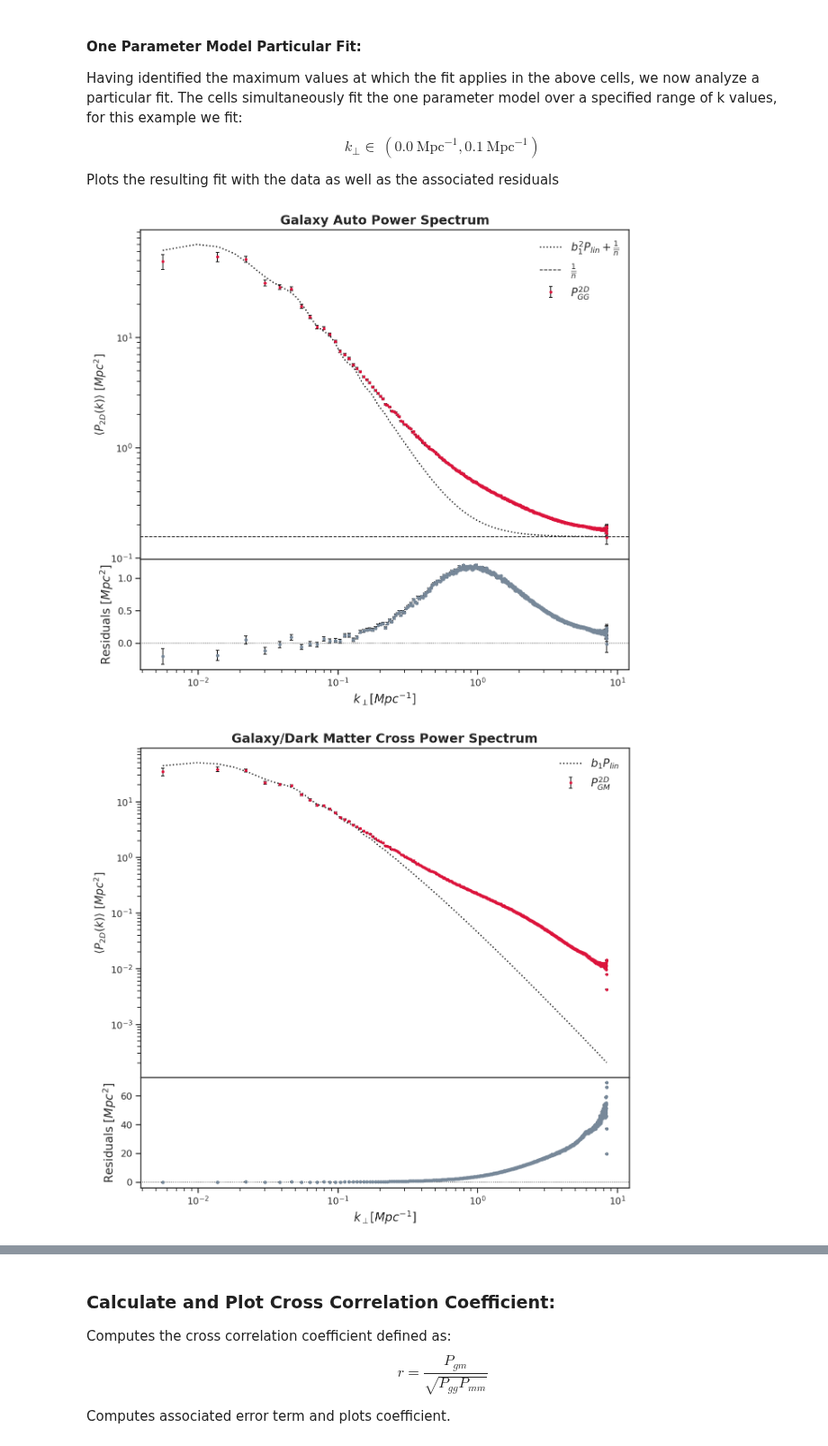
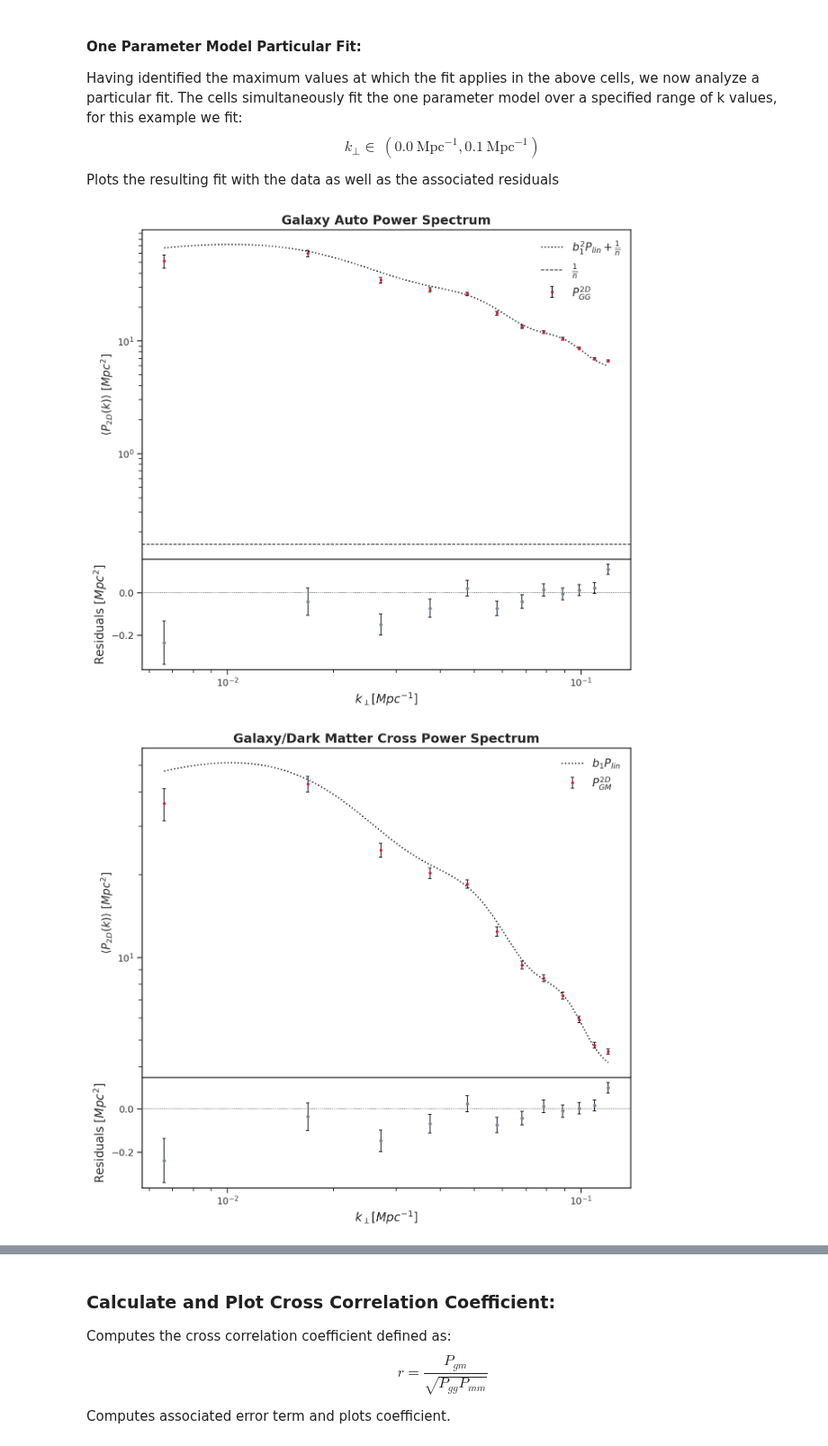
Before and after one commit to LSSTDESC/DC2-analysis, a Jupyter notebook: contributed/nonlinear_bias/dark_matter_and_galaxy_power_spectrum_modeling.ipynb, the cells around one changed output, grey strips where cells are left out. Shown at 90% size. Drawn from its saved outputs; the diff is of its cells as text; code cells hidden in the pictures.

```diff
--- a/contributed/nonlinear_bias/dark_matter_and_galaxy_power_spectrum_modeling.ipynb
+++ b/contributed/nonlinear_bias/dark_matter_and_galaxy_power_spectrum_modeling.ipynb
@@ -271,6 +277,7 @@ mag_cut = 24.5  # Consider only galaxies with apparent magnitude above 24.5
 x_bounds = (0, 4225)
 y_bounds = (0, 4225)
 z_bounds = (0, 4225)
+z_bounds = (1112, 3112)
 
 # Load dark matter particle data from first file
 print("Loading Dark Matter Particle Data")
@@ -538,7 +543,7 @@ def average_pow_spec(k_vals, p_vals, n_bins):
 Uses the above defined functions to compute the relevant power spectrum on an array of size $N$ and averages the data into $N_{avg}$ points according to wavenumber.
 # %%
 # Array of dimension, N, to compute the power spectrum over
-N = 8000
+N = 10000
 N_avg = 1024
 
 # Select indices to exclude (accounting for simulation bin errors)
@@ -694,14 +699,15 @@ def neg_log_like_total(b, k, p_gg, p_gm, n_modes):
 
     """
 
-    gal_neg_log_like =  neg_log_like(b, k, p_gg, n_modes,
-                                     cross=False, linear=True,
-                                     n_bar=N_BAR_G)
-    cross_neg_log_like = neg_log_like(b, k, p_gm, n_modes,
-                                      cross=True, linear=True,
-                                      n_bar=None)
+    chi_sq = compute_total_chi_sq(b[0], k, p_gg, p_gm, n_modes)
 
-    return gal_neg_log_like+cross_neg_log_like
+    log_det = 0
+
+    for i, k_val in enumerate(k):
+        cov = compute_cov_mat(b[0], k_val, n_modes[i])
+        log_det += np.log(np.linalg.det(cov))
+
+    return chi_sq/2+log_det/2
 
 
 def compute_cov_mat(b_1, k, n_modes):
@@ -1046,11 +1054,22 @@ res = scipy.optimize.minimize(neg_log_like_total, b_guess, method='Nelder-Mead',
                               args=(k_fit, p_gg_fit, p_gm_fit,
                                     n_modes_fit))
 # %%
+# Get subset of galaxy auto and galaxy matter cross power spectrum data
+k_min_plot = 0
+k_max_plot = 0.12
+plot_indices = np.where((k < k_max_plot) & (k > k_min_plot))
+k_plot = k[plot_indices]
+p_gg_plot = p_gg[plot_indices]
+p_gm_plot = p_gm[plot_indices]
+n_modes_plot = n_modes[plot_indices]
+k_thr = np.linspace(np.min(k_plot), np.max(k_plot), 2000)
+
+
 plt.figure(figsize = (8,9))
 
-p_g_theory = get_pow_2d(k, res.x, is_cross=False, is_linear=True,
+p_g_theory_plot = get_pow_2d(k_plot, res.x, is_cross=False, is_linear=True,
                         n_bar=N_BAR_G)
-p_g_err = 2*p_g_theory**2/n_modes
+p_g_err = 2*p_g_theory_plot**2/n_modes_plot
 
 fig_1 = plt.figure(1)
 frame_1 = fig_1.add_axes((0.0, 0.3, 1.0, 0.6))
@@ -1062,9 +1081,9 @@ plt.plot(k_thr, get_pow_2d(k_thr, res.x, is_cross=False, is_linear=True,
          linestyle=":", color="k",
          label=r"$b_1^2P_{lin}+\frac{1}{\overline{n}}$")
 
-plt.errorbar(k, p_gg,
-             yerr=np.sqrt(2*get_pow_2d(k, res.x, is_cross=False, is_linear=True,
-                                       n_bar=N_BAR_G)**2/n_modes),
+plt.errorbar(k_plot, p_gg_plot,
+             yerr=np.sqrt(2*get_pow_2d(k_plot, res.x, is_cross=False, is_linear=True,
+                                       n_bar=N_BAR_G)**2/n_modes_plot),
              marker = '.', color = "crimson", linestyle = "none",
              markersize = 5, ecolor = 'k', elinewidth = 1, capsize=2,
              markeredgewidth=1,label = r"$P_{GG}^{2D}$")
@@ -1084,12 +1103,12 @@ limits = ax.get_xlim()
 frame_2 = fig_1.add_axes((0.0, 0.1, 1.0, 0.2))
 
 ax = plt.gca()
-residual  = (p_gg-p_g_theory)/p_g_theory
+residual  = (p_gg_plot-p_g_theory_plot)/p_g_theory_plot
 
 # Compute error associated with residual
 sigma_t = np.sqrt(p_g_err)
 
-plt.errorbar(k, residual, yerr=sigma_t/p_g_theory, marker = '.',
+plt.errorbar(k_plot, residual, yerr=sigma_t/p_g_theory_plot, marker = '.',
              color = "lightslategrey", linestyle = "none", markersize = 6,
              ecolor = 'k', elinewidth = 1, capsize=2, markeredgewidth=1)
 
@@ -1100,15 +1119,16 @@ plt.xlabel(r"$k_\perp [Mpc^{-1}]$", fontsize = 14)
 plt.ylabel(r"Residuals $[Mpc^{2}]$", fontsize=14)
 plt.xscale("log")
 
+plt.savefig("gal_auto.png", dpi=250, bbox_inches='tight')
 plt.show()
 
 # Cross Power Spectrum Plot
 
 plt.figure(figsize = (8,9))
 
-p_gm_theory = get_pow_2d(k, res.x, is_cross=True, is_linear=True,
+p_gm_theory_plot = get_pow_2d(k_plot, res.x, is_cross=True, is_linear=True,
                          n_bar=None)
-p_gm_err = 2*p_gm_theory**2/n_modes
+p_gm_err = 2*p_gm_theory_plot**2/n_modes_plot
 
 fig_1 = plt.figure(1)
 frame_1 = fig_1.add_axes((0.0, 0.3, 1.0, 0.6))
@@ -1120,9 +1140,9 @@ plt.plot(k_thr, get_pow_2d(k_thr, res.x, is_cross=True, is_linear=True,
          linestyle=":", color="k",
          label=r"$b_1P_{lin}$")
 
-plt.errorbar(k, p_gm,
-             yerr=np.sqrt(2*get_pow_2d(k, res.x, is_cross=True, is_linear=True,
-                                       n_bar=None)**2/n_modes),
+plt.errorbar(k_plot, p_gm_plot,
+             yerr=np.sqrt(2*get_pow_2d(k_plot, res.x, is_cross=True, is_linear=True,
+                                       n_bar=None)**2/n_modes_plot),
              marker = '.', color = "crimson", linestyle = "none",
              markersize = 5, ecolor = 'k', elinewidth = 1, capsize=2,
              markeredgewidth=1,label = r"$P_{GM}^{2D}$")
@@ -1130,34 +1150,36 @@ plt.errorbar(k, p_gm,
 
 plt.title("Galaxy/Dark Matter Cross Power Spectrum", fontweight = "bold", fontsize=15)
 plt.xlabel(r"$k_\perp [Mpc^{-1}]$",fontsize=13)
 plt.ylabel(r"$\left\langle P_{2D}(k)\right\rangle \ [Mpc^{2}]$", fontsize=13)
 plt.legend(loc="upper right", fontsize=13, frameon=False)
 plt.xscale("log")
 plt.yscale("log")
 
 limits = ax.get_xlim()
 
 # Compute/plot residuals
 frame_2 = fig_1.add_axes((0.0, 0.1, 1.0, 0.2))
 
 ax = plt.gca()
-residual  = (p_gm-p_gm_theory)/p_gm_theory
+residual  = (p_gm_plot-p_gm_theory_plot)/p_gm_theory_plot
 
 # Compute error associated with residual
 sigma_t = np.sqrt(p_gm_err)
 
-plt.errorbar(k, residual, yerr=sigma_t/p_gm_theory, marker = '.',
+plt.errorbar(k_plot, residual, yerr=sigma_t/p_gm_theory_plot, marker = '.',
              color = "lightslategrey", linestyle = "none", markersize = 6,
              ecolor = 'k', elinewidth = 1, capsize=2, markeredgewidth=1)
 
 ax.axhline(0, linestyle = ":", color = "k", linewidth = 0.8)
 ax.set_xlim(limits)
 
 plt.xlabel(r"$k_\perp [Mpc^{-1}]$", fontsize = 14)
 plt.ylabel(r"Residuals $[Mpc^{2}]$", fontsize=14)
 plt.xscale("log")
 
+
+plt.savefig("gal_cross.png", dpi=250, bbox_inches='tight')
 plt.show()
 # %% [output]
-[figure, old version]
+[figure, new version]
-[figure, old version]
+[figure, new version]
```
Also changed, not shown: parts of 10 cells of this notebook.
